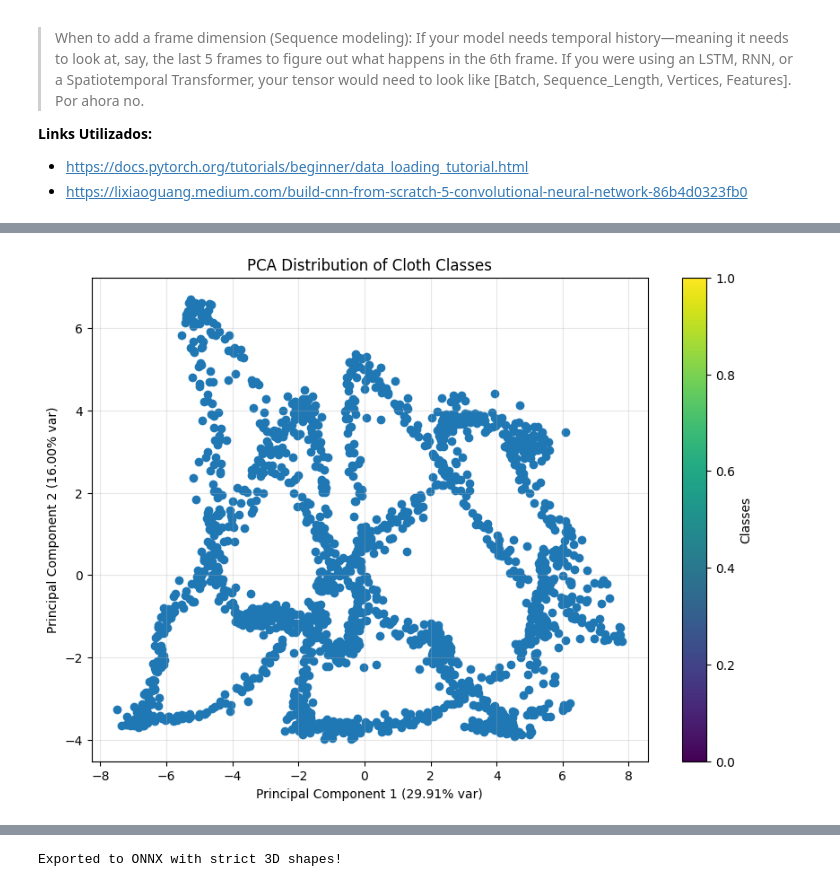
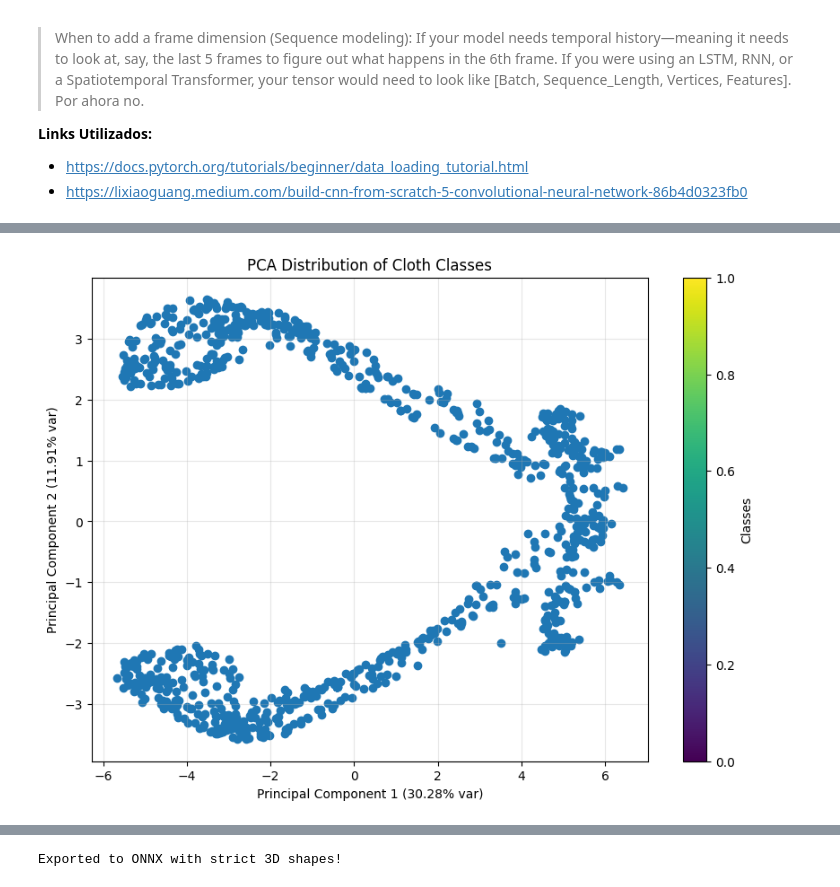
Before and after one commit to mikeletzu/TFG_FisicaOptim, a Jupyter notebook: Entrenamiento/cnn03.ipynb, the cells around one changed output, grey strips where cells are left out. Saved outputs shown, nothing was run; the diff lists cells and outputs as text; code cells hidden in the pictures.

```diff
--- a/Entrenamiento/cnn03.ipynb
+++ b/Entrenamiento/cnn03.ipynb
@@ -65,35 +65,35 @@ from sklearn.decomposition import PCA
 from sklearn.preprocessing import StandardScaler, OneHotEncoder
 
 import matplotlib.pyplot as plt
 
 # Guardo todos los datos
-df = pd.read_csv('data/clothDataset_29_.csv')
+df = pd.read_csv('data/clothDataset_32_.csv')
 
 # EJ2 - representar distribucion de clases con PCA
 
 X = df
 
 scaler = StandardScaler()
 X_scaled = scaler.fit_transform(X)
 
 # 5. Apply PCA
 pca = PCA(n_components=3)
 X_pca = pca.fit_transform(X_scaled)
 
 # 6. Visualizationplt.figure(figsize=(10, 7))
 plt.figure(figsize=(10, 7))
 scatter = plt.scatter(X_pca[:, 0], X_pca[:, 1], cmap='viridis')
 plt.title('PCA Distribution of Cloth Classes')
 plt.title('PCA Distribution of Cloth Classes')
 plt.xlabel(f'Principal Component 1 ({pca.explained_variance_ratio_[0]:.2%} var)')
 plt.ylabel(f'Principal Component 2 ({pca.explained_variance_ratio_[1]:.2%} var)')
 plt.colorbar(scatter, label='Classes')
 plt.grid(True, alpha=0.3)
 
 
 plt.show()
 # %% [output]
-[figure, old version]
+[figure, new version]
 # %%
 class ClothDataset(Dataset):
     def __init__(self, csv_data, num_vertices=6):
```
Also changed, not shown: parts of 6 cells of this notebook, 29 other files.
